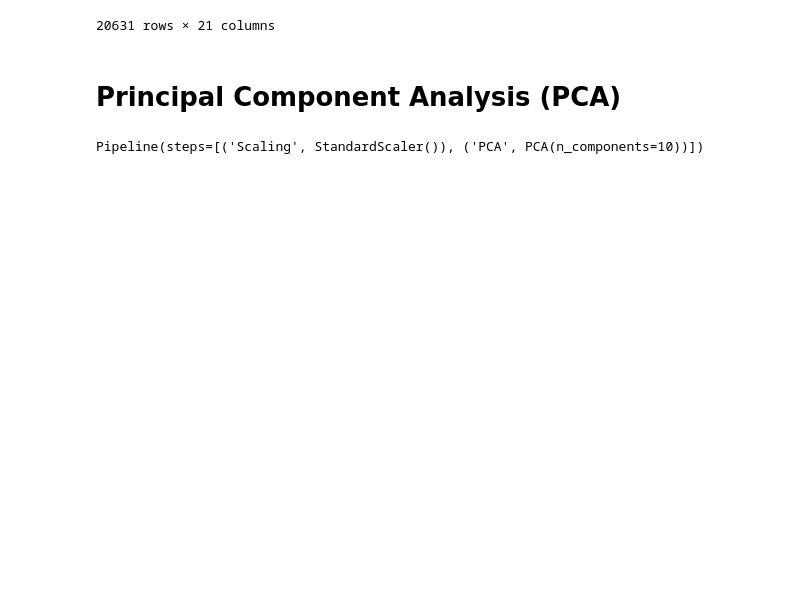
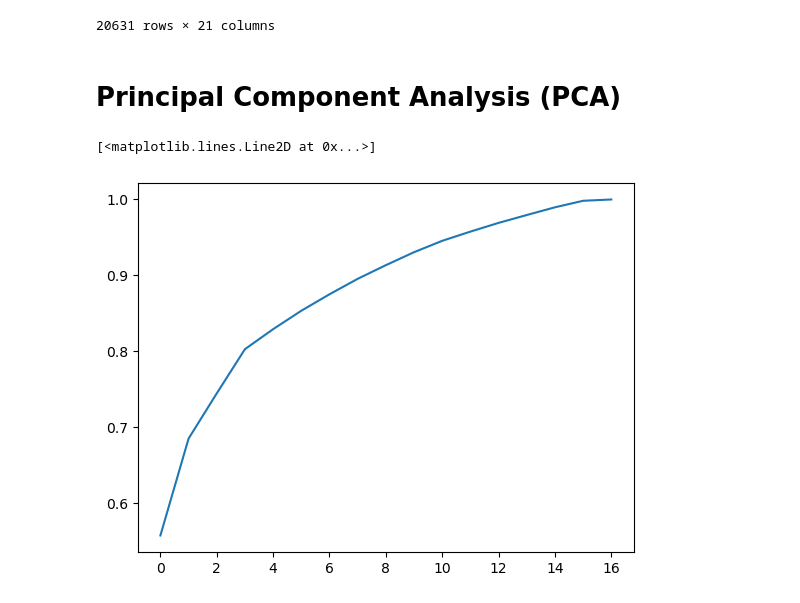
Before and after one commit to sekhrianchal6/Predictive-Maintenance, a Jupyter notebook: Code/FE/PdM_FE_Muthu.ipynb, the cells around one changed output. Cells and saved outputs as stored; diff of their text form; code cells hidden in the pictures; blank space fills up the shorter version.

```diff
--- a/Code/FE/PdM_FE_Muthu.ipynb
+++ b/Code/FE/PdM_FE_Muthu.ipynb
@@ -45,4 +44,0 @@ pl = Pipeline([
-# %%
-pl.fit(df.iloc[:,1:-3])
-# %% [output]
-Pipeline(steps=[('Scaling', StandardScaler()), ('PCA', PCA(n_components=10))])
@@ -50,0 +55,5 @@ pl.PCA.
+# %%
+plt.plot(pca.explained_variance_ratio_.cumsum())
+# %% [output]
+[<matplotlib.lines.Line2D at 0x...>]
+[figure, added]
```
Also changed, not shown: parts of 12 cells of this notebook.
